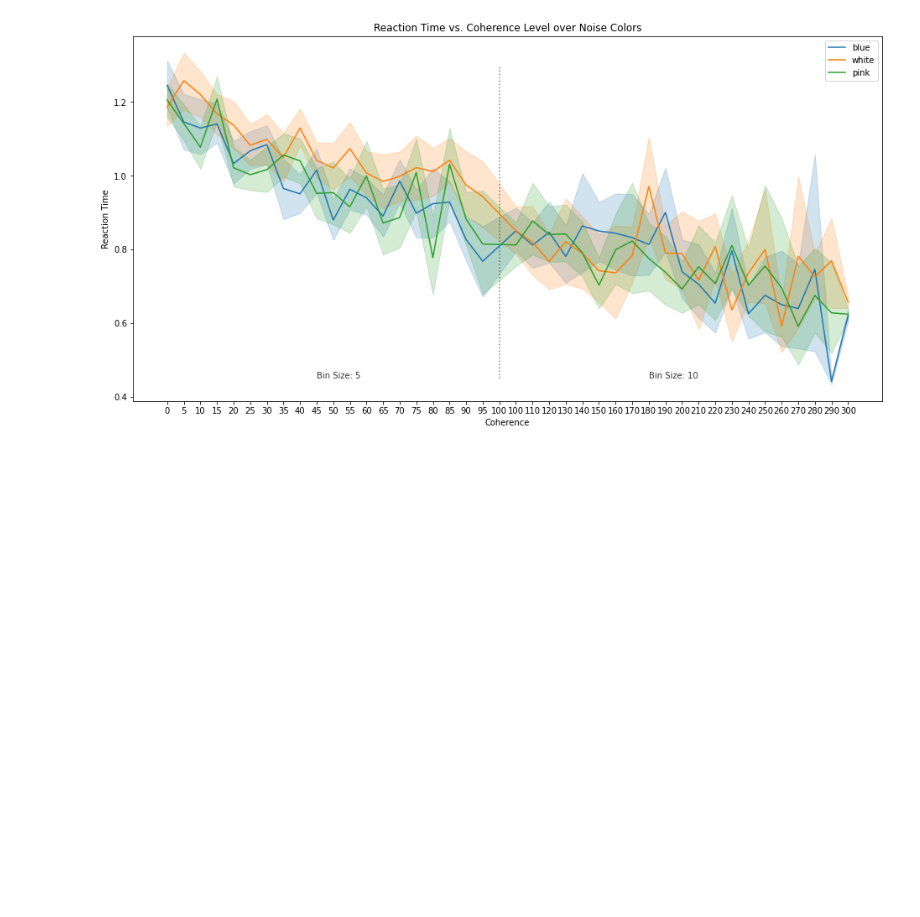
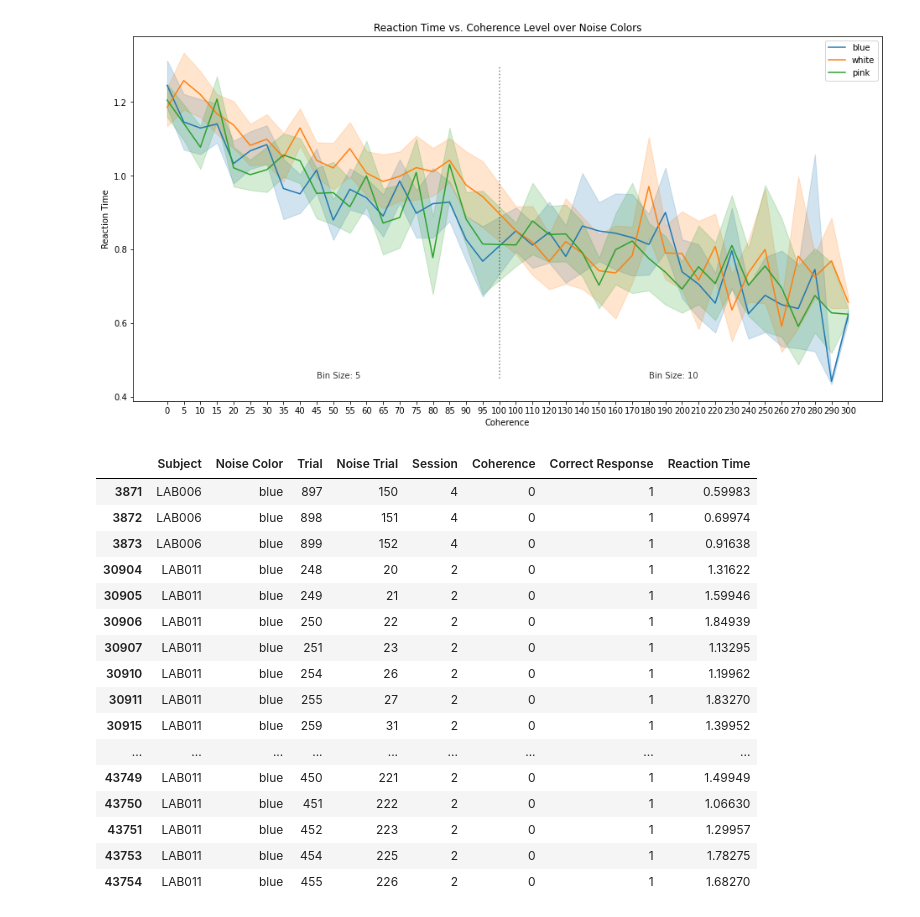
Before and after one commit to LNDG/zurich_data, a Jupyter notebook: plot_zurich_data.ipynb, the cells around one changed output. Cells and saved outputs as stored; diff of their text form; code cells hidden in the pictures; blank space fills up the shorter version.

```diff
--- a/plot_zurich_data.ipynb
+++ b/plot_zurich_data.ipynb
@@ -149,3 +167,24 @@ ax.set_title('Reaction Time vs. Coherence Level over Noise Colors')
 # %% [output]
 Text(0.5, 1.0, 'Reaction Time vs. Coherence Level over Noise Colors')
 [figure]
+# %%
+idx = (data['Noise Color'] == 'blue') & (data['Coherence'] == 0) &  (data['Correct Response'] ==1)
+data.iloc[np.arange(len(data))[idx]]
+# %% [output]
+|  | Subject | Noise Color | Trial | Noise Trial | Session | Coherence | Correct Response | Reaction Time |
+| 3871 | LAB006 | blue | 897 | 150 | 4 | 0 | 1 | 0.59983 |
+| 3872 | LAB006 | blue | 898 | 151 | 4 | 0 | 1 | 0.69974 |
+| 3873 | LAB006 | blue | 899 | 152 | 4 | 0 | 1 | 0.91638 |
+| 30904 | LAB011 | blue | 248 | 20 | 2 | 0 | 1 | 1.31622 |
+| 30905 | LAB011 | blue | 249 | 21 | 2 | 0 | 1 | 1.59946 |
+| 30906 | LAB011 | blue | 250 | 22 | 2 | 0 | 1 | 1.84939 |
+| 30907 | LAB011 | blue | 251 | 23 | 2 | 0 | 1 | 1.13295 |
+| 30910 | LAB011 | blue | 254 | 26 | 2 | 0 | 1 | 1.19962 |
+| 30911 | LAB011 | blue | 255 | 27 | 2 | 0 | 1 | 1.83270 |
+| 30915 | LAB011 | blue | 259 | 31 | 2 | 0 | 1 | 1.39952 |
+| ... | ... | ... | ... | ... | ... | ... | ... | ... |
+| 43749 | LAB011 | blue | 450 | 221 | 2 | 0 | 1 | 1.49949 |
+| 43750 | LAB011 | blue | 451 | 222 | 2 | 0 | 1 | 1.06630 |
+| 43751 | LAB011 | blue | 452 | 223 | 2 | 0 | 1 | 1.29957 |
+| 43753 | LAB011 | blue | 454 | 225 | 2 | 0 | 1 | 1.78275 |
+| 43754 | LAB011 | blue | 455 | 226 | 2 | 0 | 1 | 1.68270 |
```
Also changed, not shown: parts of 7 cells of this notebook.
